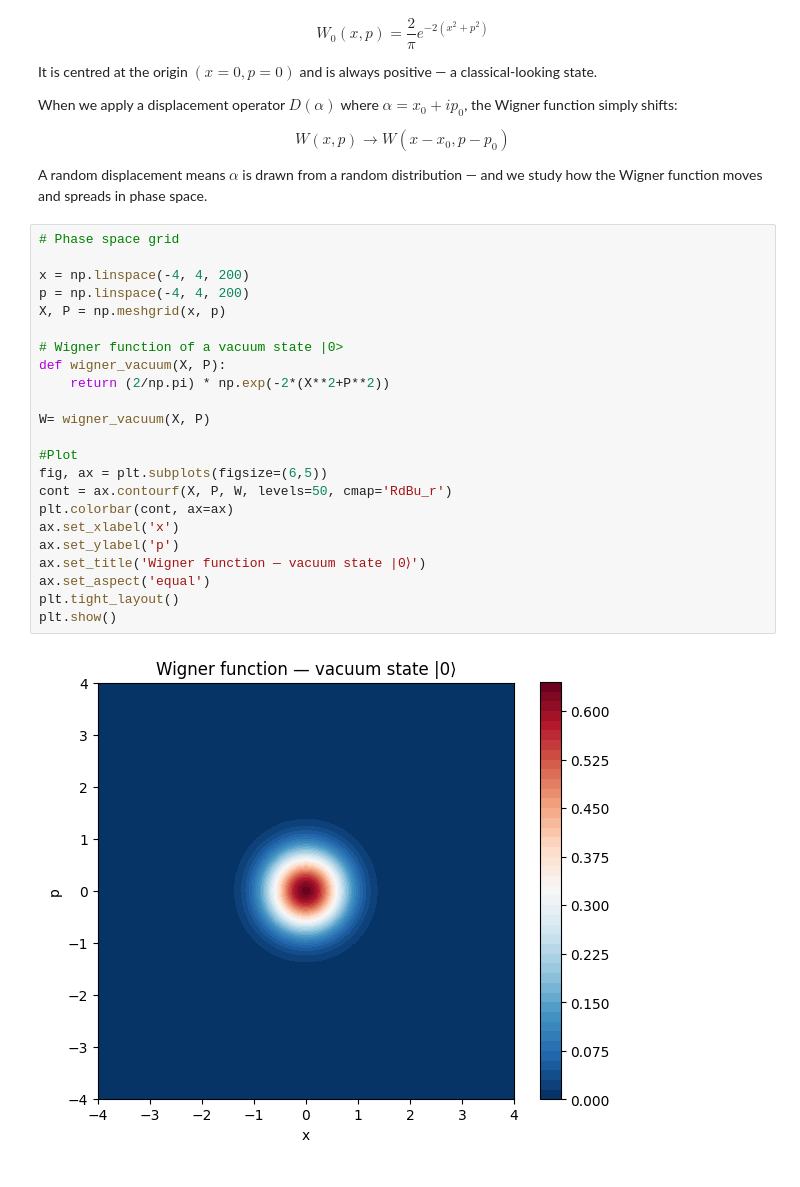
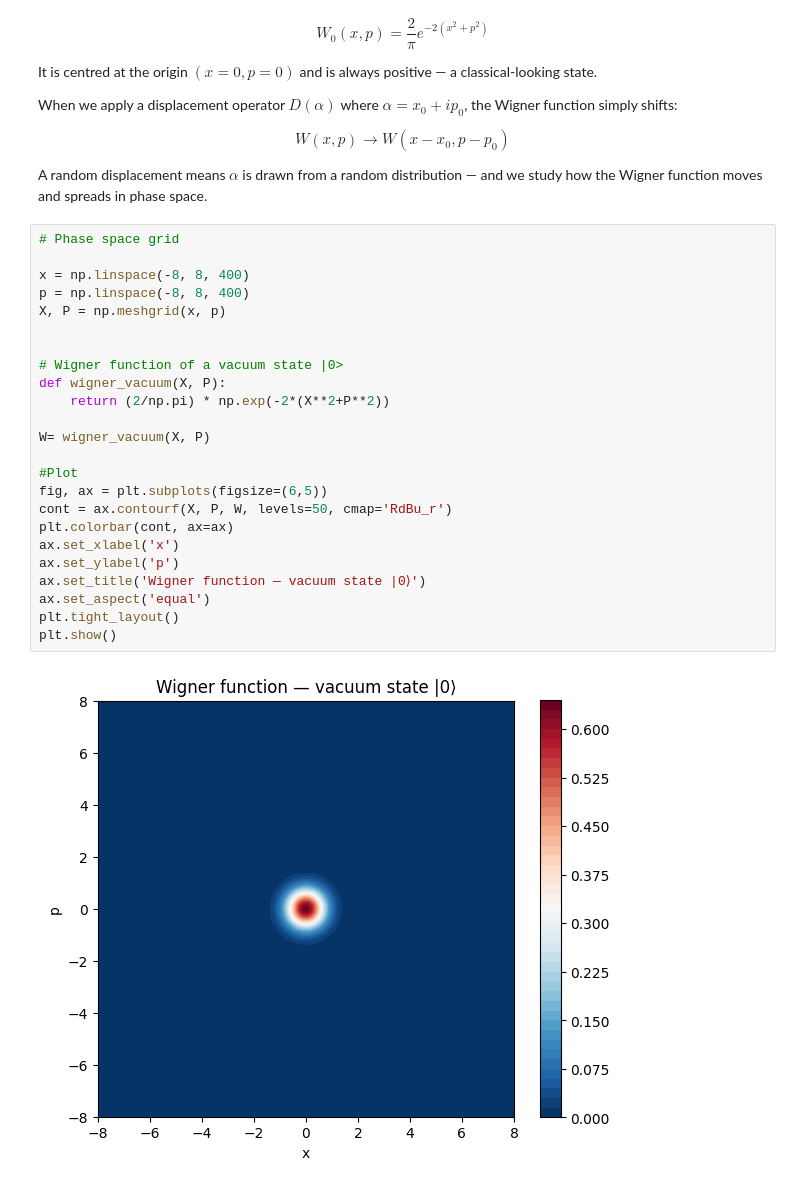
Before and after one commit to neginrazian/quantum-python, a Jupyter notebook: Wigner.ipynb, the cells around one changed output. Cells and saved outputs as stored; diff of their text form.

```diff
--- a/Wigner.ipynb
+++ b/Wigner.ipynb
@@ -36,28 +36,29 @@ and we study how the Wigner function moves and spreads in phase space.
 # %%
 # Phase space grid
 
-x = np.linspace(-4, 4, 200)
-p = np.linspace(-4, 4, 200)
+x = np.linspace(-8, 8, 400)
+p = np.linspace(-8, 8, 400)
 X, P = np.meshgrid(x, p)
+
 
 # Wigner function of a vacuum state |0>
 def wigner_vacuum(X, P):
     return (2/np.pi) * np.exp(-2*(X**2+P**2))
 
 W= wigner_vacuum(X, P)
 
 #Plot
 fig, ax = plt.subplots(figsize=(6,5))
 cont = ax.contourf(X, P, W, levels=50, cmap='RdBu_r')
 plt.colorbar(cont, ax=ax)
 ax.set_xlabel('x')
 ax.set_ylabel('p')
 ax.set_title('Wigner function — vacuum state |0⟩')
 ax.set_aspect('equal')
 plt.tight_layout()
 plt.show()
 # %% [output]
-[figure, old version]
+[figure, new version]
 # %%
 
 fig = plt.figure(figsize=(8, 6))
```
Also changed, not shown: parts of 12 cells of this notebook.
